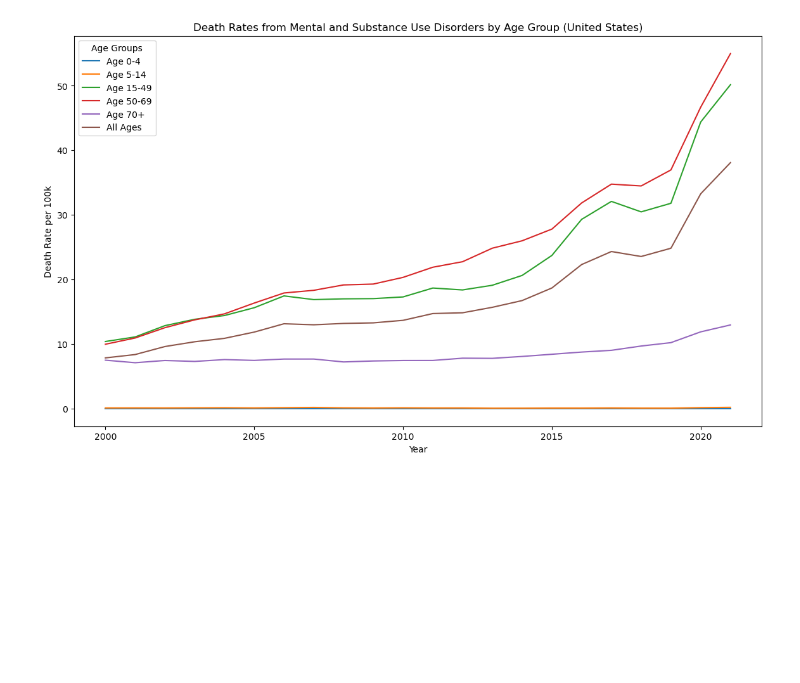
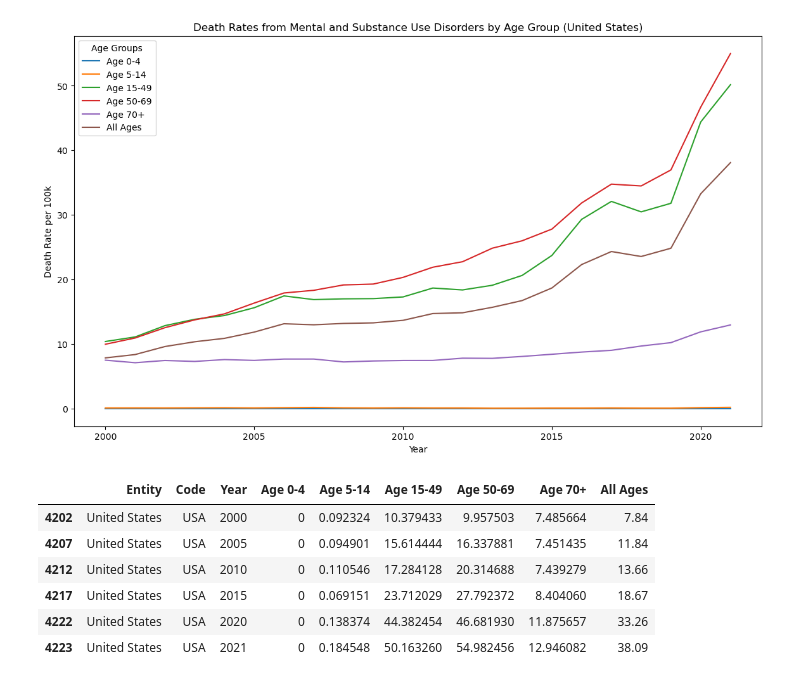
Before and after one commit to Jakef144/Bootcamp_project_1, a Jupyter notebook: code/MH_SUDs_data.ipynb, the cells around one changed output. Drawn from its saved outputs; the diff is of its cells as text; code cells hidden in the pictures; blank space fills up the shorter version.

Commit message:
Display the filtered DataFrame

```diff
--- a/code/MH_SUDs_data.ipynb
+++ b/code/MH_SUDs_data.ipynb
@@ -129,3 +129,16 @@ plt.legend(title='Age Groups')
 plt.show()
 # %% [output]
 [figure]
+# %%
+from IPython.display import display
+
+# Display the filtered DataFrame for the United States
+display(us_filtered_df)
+# %% [output]
+|  | Entity | Code | Year | Age 0-4 | Age 5-14 | Age 15-49 | Age 50-69 | Age 70+ | All Ages |
+| 4202 | United States | USA | 2000 | 0 | 0.092324 | 10.379433 | 9.957503 | 7.485664 | 7.84 |
+| 4207 | United States | USA | 2005 | 0 | 0.094901 | 15.614444 | 16.337881 | 7.451435 | 11.84 |
+| 4212 | United States | USA | 2010 | 0 | 0.110546 | 17.284128 | 20.314688 | 7.439279 | 13.66 |
+| 4217 | United States | USA | 2015 | 0 | 0.069151 | 23.712029 | 27.792372 | 8.404060 | 18.67 |
+| 4222 | United States | USA | 2020 | 0 | 0.138374 | 44.382454 | 46.681930 | 11.875657 | 33.26 |
+| 4223 | United States | USA | 2021 | 0 | 0.184548 | 50.163260 | 54.982456 | 12.946082 | 38.09 |
```
